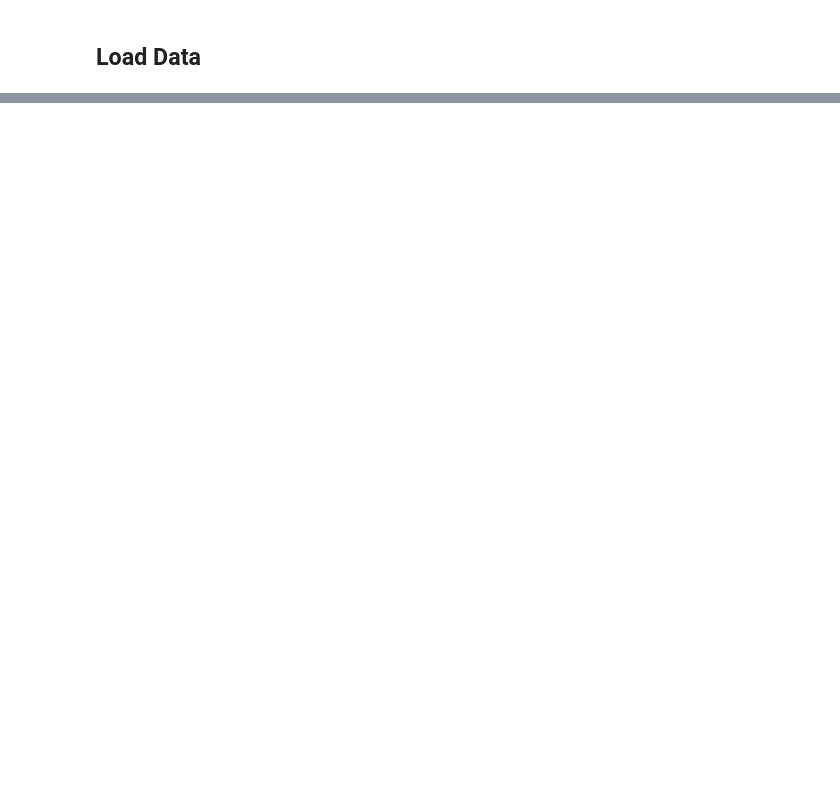
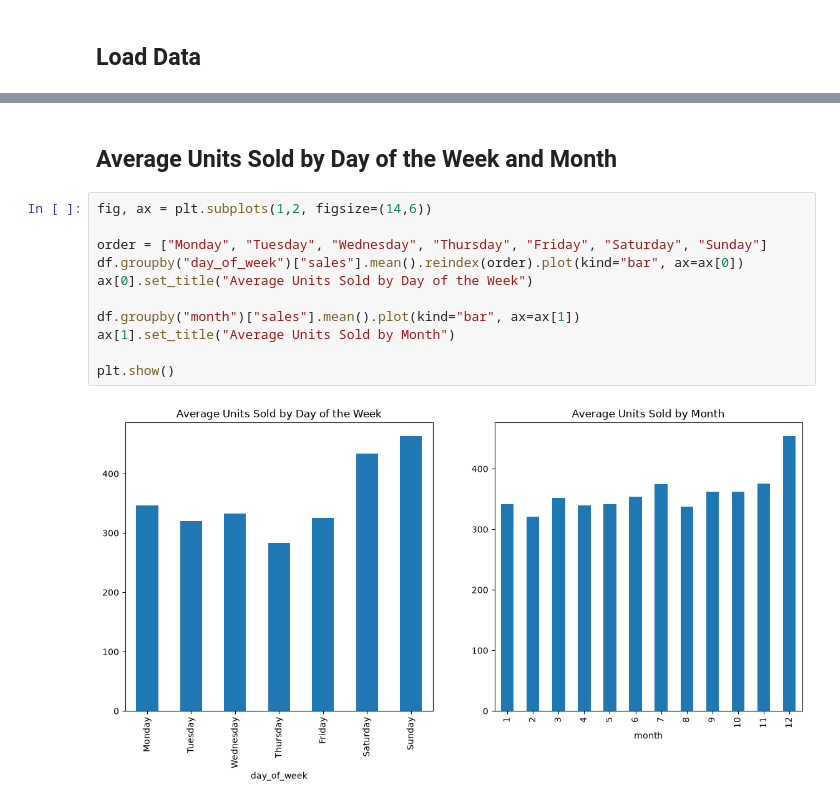
Before and after one commit to jandersen12/favorita-demand-forecasting, a Jupyter notebook: notebooks/01-eda.ipynb, the cells around one changed output, grey strips where cells are left out. Saved outputs shown, nothing was run; the diff lists cells and outputs as text; blank space fills up the shorter version.

```diff
--- a/notebooks/01-eda.ipynb
+++ b/notebooks/01-eda.ipynb
@@ -26,0 +109,15 @@ Zero-sales rows %: 0.313
+# %% [markdown]
+## Average Units Sold by Day of the Week and Month
+# %%
+fig, ax = plt.subplots(1,2, figsize=(14,6))
+
+order = ["Monday", "Tuesday", "Wednesday", "Thursday", "Friday", "Saturday", "Sunday"]
+df.groupby("day_of_week")["sales"].mean().reindex(order).plot(kind="bar", ax=ax[0])
+ax[0].set_title("Average Units Sold by Day of the Week")
+
+df.groupby("month")["sales"].mean().plot(kind="bar", ax=ax[1])
+ax[1].set_title("Average Units Sold by Month")
+
+plt.show()
+# %% [output]
+[figure, added]
```
Also changed, not shown: parts of 28 cells of this notebook.
